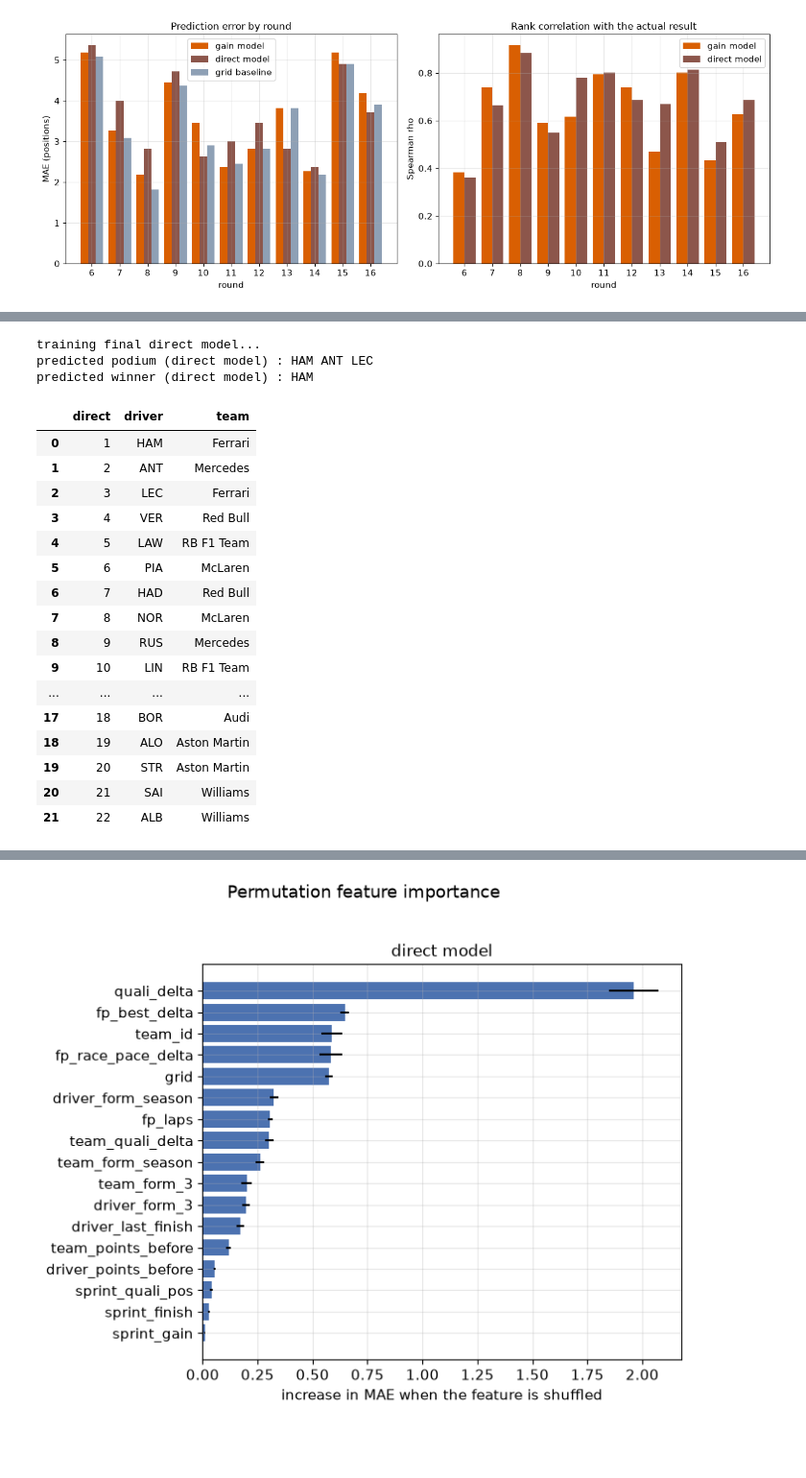
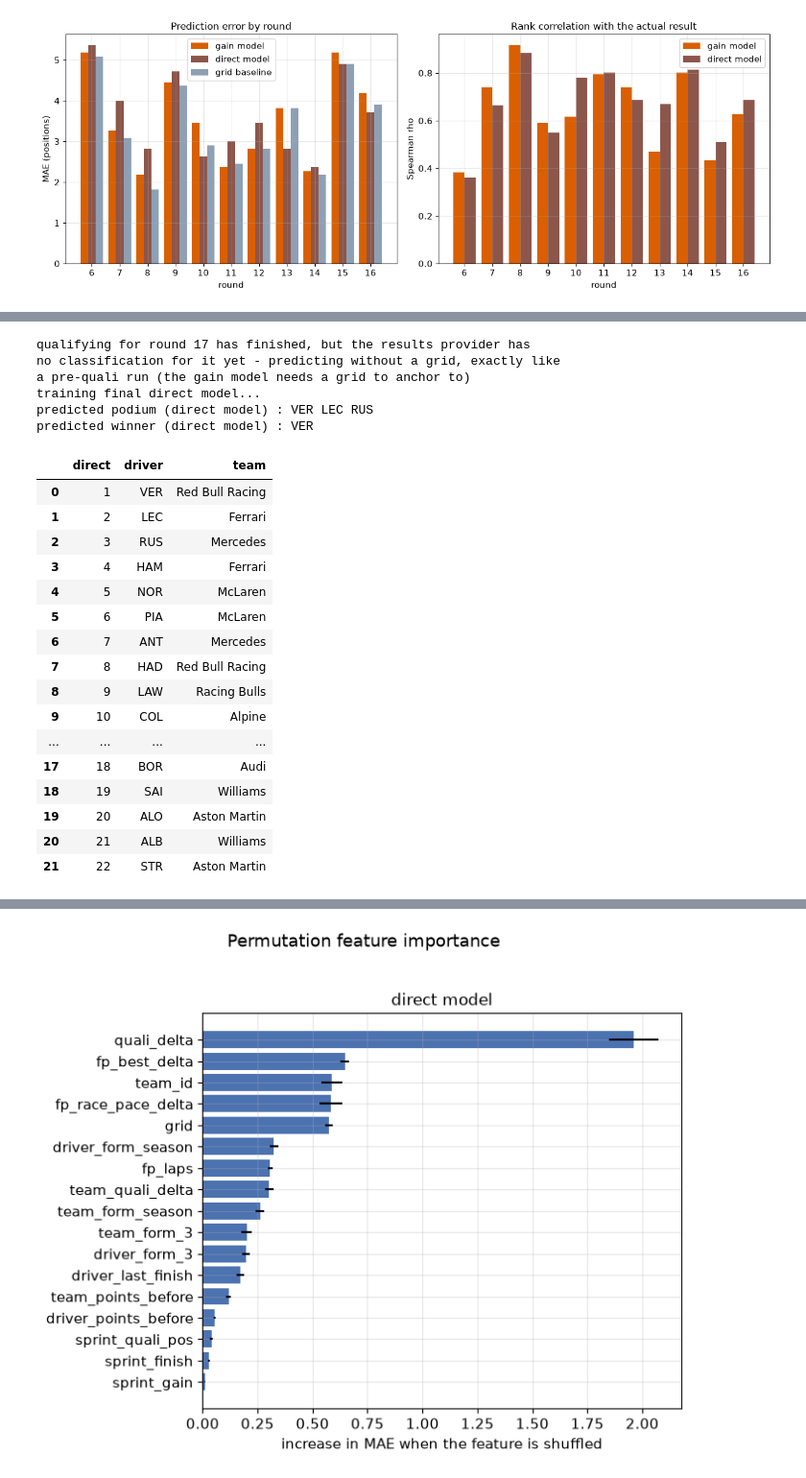
Before and after one commit to scgon/Formula1RaceAndGridPredictor, a Jupyter notebook: notebooks/race_predictions.ipynb, the cells around one changed output, grey strips where cells are left out. Shown at 96% size. Cells and saved outputs as stored; diff of their text form; code cells hidden in the pictures; blank space fills up the shorter version.

```diff
--- a/notebooks/race_predictions.ipynb
+++ b/notebooks/race_predictions.ipynb
@@ -353,6 +353,26 @@ def load_upcoming_round_prequali(year, round_number, event_name, fallback):
     frame = pd.DataFrame(rows, columns=RAW_COLUMNS)
     frame["quali_delta"] = np.nan
     return _merge_weekend_features(frame, year, round_number)
+
+
+def load_upcoming_round_checked(year, round_number, event_name, fallback):
+    # pre-mode frame with a data-lag fallback, as (frame, mode): the results
+    # provider can lag hours behind a session, so a qualifying that has
+    # already run can still carry no results - every entrant row then has a
+    # NaN grid and the gain model would filter itself down to zero rows.
+    # Such a round downgrades to prequali mode: the direct model predicts
+    # from practice, sprint and season-form features, exactly like a
+    # pre-quali run. The frame keeps the quali entry list; when even that is
+    # missing it falls back to the pre-quali loader's entrants.
+    upcoming = load_upcoming_round(year, round_number, event_name)
+    if upcoming.empty:
+        upcoming = load_upcoming_round_prequali(year, round_number, event_name, fallback)
+    if upcoming["grid"].notna().sum() == 0:
+        print(f"\nqualifying for round {round_number} has finished, but the results provider has")
+        print("no classification for it yet - predicting without a grid, exactly like")
+        print("a pre-quali run (the gain model needs a grid to anchor to)")
+        return upcoming, "prequali"
+    return upcoming, "pre"
 # %%
 def collect_season(year, schedule, refresh=False):
     path = DATA_DIR / f"season_{year}.csv"
@@ -769,6 +789,8 @@ def predict_round(model, features, target_round, mode="gain", use_features=None)
     # (which always have a grid) exactly as before
     if mode == "gain" or rows["grid"].notna().any():
         rows = rows[rows["grid"].notna()]
+    if rows.empty:
+        raise ValueError(f"round {target_round} has no rows to predict")
     rows = rows.sort_values(["grid", "driver_number"])
     rows["model_output"] = model.predict(rows[use_features].to_numpy(dtype=float))
     if mode == "gain":
@@ -981,7 +999,8 @@ if mode == "prequali":
     upcoming = load_upcoming_round_prequali(SEASON, target_round, event_name, fallback)
     model_data = pd.concat([data[data["round"] != target_round], upcoming], ignore_index=True)
 elif mode == "pre":
-    upcoming = load_upcoming_round(SEASON, target_round, event_name)
+    fallback = data[data["round"] == int(data["round"].max())]
+    upcoming, mode = load_upcoming_round_checked(SEASON, target_round, event_name, fallback)
     model_data = pd.concat([data[data["round"] != target_round], upcoming], ignore_index=True)
 else:
     model_data = data
@@ -1052,23 +1059,26 @@ core        WARNING     Failed to load driver list and session results!
+qualifying for round 17 has finished, but the results provider has
+no classification for it yet - predicting without a grid, exactly like
+a pre-quali run (the gain model needs a grid to anchor to)
 training final direct model...
-predicted podium (direct model) : HAM ANT LEC
-predicted winner (direct model) : HAM
+predicted podium (direct model) : VER LEC RUS
+predicted winner (direct model) : VER
 |  | direct | driver | team |
-| 0 | 1 | HAM | Ferrari |
-| 1 | 2 | ANT | Mercedes |
-| 2 | 3 | LEC | Ferrari |
-| 3 | 4 | VER | Red Bull |
-| 4 | 5 | LAW | RB F1 Team |
+| 0 | 1 | VER | Red Bull Racing |
+| 1 | 2 | LEC | Ferrari |
+| 2 | 3 | RUS | Mercedes |
+| 3 | 4 | HAM | Ferrari |
+| 4 | 5 | NOR | McLaren |
 | 5 | 6 | PIA | McLaren |
-| 6 | 7 | HAD | Red Bull |
-| 7 | 8 | NOR | McLaren |
-| 8 | 9 | RUS | Mercedes |
-| 9 | 10 | LIN | RB F1 Team |
+| 6 | 7 | ANT | Mercedes |
+| 7 | 8 | HAD | Red Bull Racing |
+| 8 | 9 | LAW | Racing Bulls |
+| 9 | 10 | COL | Alpine |
 | ... | ... | ... | ... |
 | 17 | 18 | BOR | Audi |
-| 18 | 19 | ALO | Aston Martin |
-| 19 | 20 | STR | Aston Martin |
-| 20 | 21 | SAI | Williams |
-| 21 | 22 | ALB | Williams |
+| 18 | 19 | SAI | Williams |
+| 19 | 20 | ALO | Aston Martin |
+| 20 | 21 | ALB | Williams |
+| 21 | 22 | STR | Aston Martin |
 # %%
 from matplotlib.patches import Patch
 
```
Also changed, not shown: parts of 4 cells of this notebook, 4 other files.
